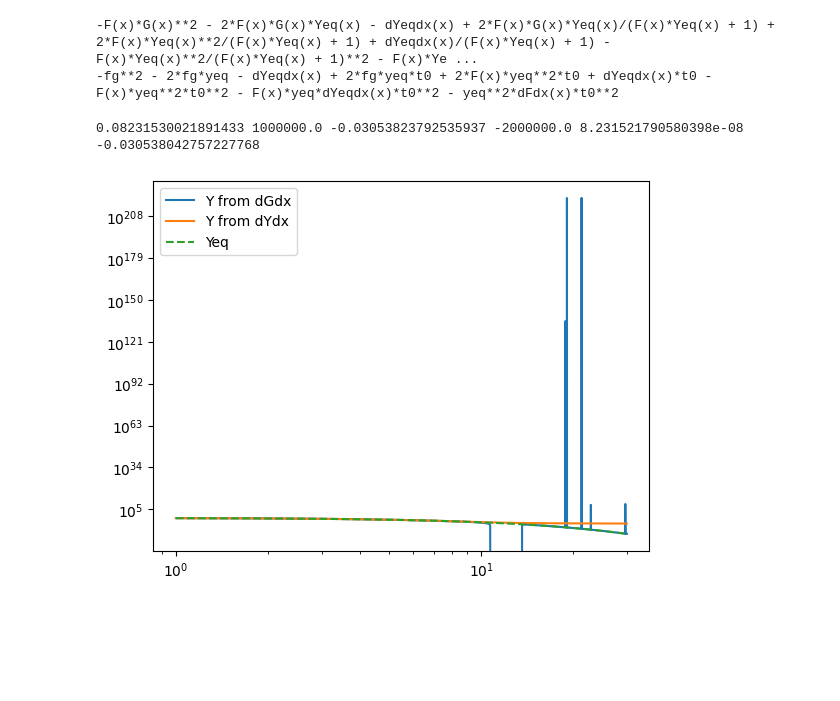
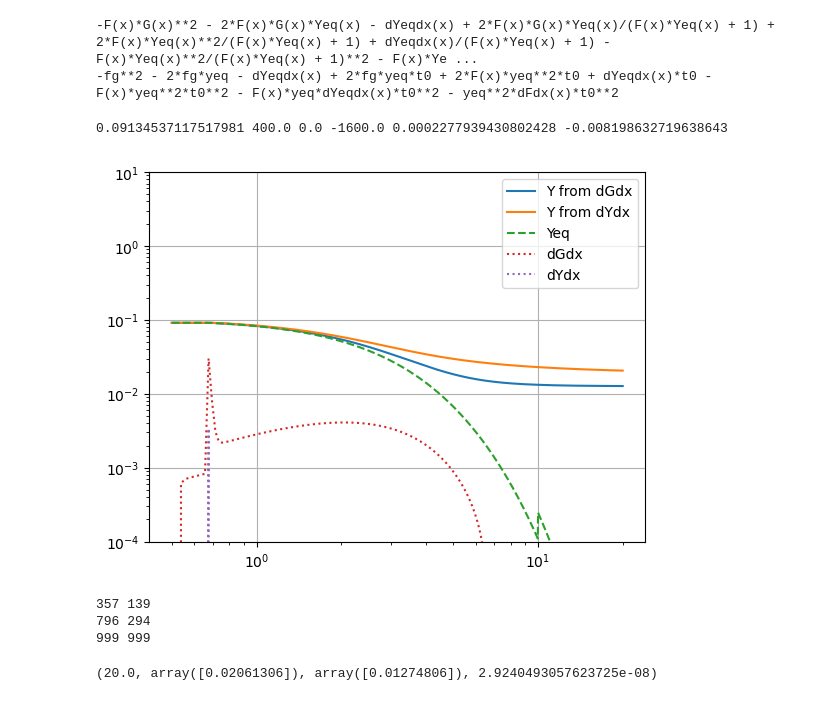
Before and after one commit to gabrielaalevi/DarkCalc, a Jupyter notebook: testNewEqs.ipynb, the cells around one changed output. Saved outputs shown, nothing was run; the diff lists cells and outputs as text; code cells hidden in the pictures; blank space fills up the shorter version.

```diff
--- a/testNewEqs.ipynb
+++ b/testNewEqs.ipynb
@@ -30,7 +30,7 @@ def Yeq(x):
     s = 1/x**3 #entropy density
     if (m/T)>10: #non-relativistic regime
         Y_eq = (45/(4 * np.pi**4)) * (abs(g)/g_star) * (m/T)**(1.5) * np.sqrt(np.pi/2) * np.exp(-m/T) * (1 + (15/(8 * (m/T))) + 105/(128 * (m/T)**2) - (315/(1024 * (m/T)**3) )) #(abs(g) * (m * T/ (2 * np.pi))**(3/2) * np.exp(-m/T))/s
-    if (m/T)>(2/3): #semi-relativistic regime
+    elif (m/T)>(2./3.): #semi-relativistic regime
         Y_eq = ((abs(g)/(2 * np.pi**2)) * ( T * m**2)* kn(2, m/T)/s) #(45 * abs(g) * (m/T)**2 * kn(2,(m/T)))/(4 * np.pi**4 * g_star)
     elif (m/T)<=(2/3): #relativistic regime
         if g > 0: #fermions
@@ -39,13 +39,13 @@ def Yeq(x):
             Y_eq = ((zeta(3)/np.pi**2) * abs(g) * (T)**3)/s
     return Y_eq
 
-def F(x):
+def F(x,l=10.0):
 
-    return 1e6/x**2
+    return l**2/x**2
 
 def dYeqdx(x):
 
-    dx = 1e-2
+    dx = 1e-4
     return (Yeq(x+dx)-Yeq(x))/dx
 
 def dFdx(x):
@@ -66,6 +66,11 @@ def dYdx(Y,x):
     f = F(x)
 
     return f*(Yeq(x)**2 - Y**2)
+
+
+def Y_app(xfout,l=10.0):
+    Yf = xfout/l**2
+    return Yf
 # %%
 def dGdx(G,x):
 
@@ -74,29 +79,24 @@ def dGdx(G,x):
     fg = f*G
 
     t0 = 1/(1+f)
-    t1 = f*t0
-    t12 = f*t0**2
-
-
-
-
-
-    d = -fg*G -2*fg*yeq + 2*t1*G*yeq + (2*t1-t12)*yeq**2 - t0**2*yeq*dFdx(x) - dYeqdx(x)*(t0-1)
+    # t1 = f*t0
+    # t12 = f*t0**2
+    # d = -fg*G -2*fg*yeq + 2*t1*G*yeq + (2*t1-t12)*yeq**2 - t0**2*yeq*dFdx(x) - dYeqdx(x)*(t0-1)
 
     d = -fg**2 - 2*fg*yeq - dYeqdx(x) + 2*fg*yeq*t0 + 2*F(x)*yeq**2*t0 + dYeqdx(x)*t0 - F(x)*yeq**2*t0**2 - F(x)*yeq*dYeqdx(x)*t0**2 - yeq**2*dFdx(x)*t0**2
     return d
 # %%
-x0 = 1.0
+x0 = 0.5
 Y0 = Yeq(x0)
 G0 = YtoG(Y0,x0)
-xvals = np.linspace(x0,30.,10000)
+xvals = np.linspace(x0,20.,1000)
 
 print(Yeq(x0),F(x0),dYeqdx(x0),dFdx(x0),G0,dGdx(G0,x0))
 # %% [output]
-0.08231530021891433 1000000.0 -0.03053823792535937 -2000000.0 8.231521790580398e-08 -0.030538042757227768
+0.09134537117517981 400.0 0.0 -1600.0 0.0002277939430802428 -0.008198632719638643
 # %%
-G_sol = odeint(dGdx,G0,xvals)
-Y_sol0 = odeint(dYdx,Y0,xvals)
+G_sol,gDict = odeint(dGdx,G0,xvals,full_output=True)
+Y_sol0,yDict = odeint(dYdx,Y0,xvals,full_output=True)
 # %%
 Y_sol = [GtoY(G,x) for G,x in zip(G_sol,xvals)]
 Y_eq = [Yeq(x) for x in xvals]
@@ -105,14 +105,28 @@ dYdx_sol = [dYdx(Y,x) for Y,x in zip(Y_sol0,xvals)]
 # %%
 plt.plot(xvals,Y_sol,label='Y from dGdx')
 plt.plot(xvals,Y_sol0,label='Y from dYdx')
 plt.plot(xvals,Y_eq,linestyle='dashed',label='Yeq')
-# plt.plot(xvals,dGdx_sol,linestyle='dotted',label='dGdx')
-# plt.plot(xvals,dYdx_sol,linestyle='dotted',label='dYdx')
+plt.plot(xvals,dGdx_sol,linestyle='dotted',label='dGdx')
+plt.plot(xvals,dYdx_sol,linestyle='dotted',label='dYdx')
 
 plt.legend()
 plt.yscale('log')
 plt.xscale('log')
 # plt.ylim(1e-10,1e-1)
+plt.ylim(1e-4,10)
+plt.grid()
 plt.show()
 # %% [output]
-[figure, old version]
+[figure, new version]
+# %%
+print(gDict['nst'].max(),yDict['nst'].max())
+print(gDict['nfe'].max(),yDict['nfe'].max())
+print(len(gDict['nst']),len(yDict['nst']))
+# %% [output]
+357 139
+796 294
+999 999
+# %%
+xvals[-1],Y_sol0[-1],Y_sol[-1],Yeq(xvals[-1])
+# %% [output]
+(20.0, array([0.02061306]), array([0.01274806]), 2.9240493057623725e-08)
```
Also changed, not shown: parts of 1 cell of this notebook.
